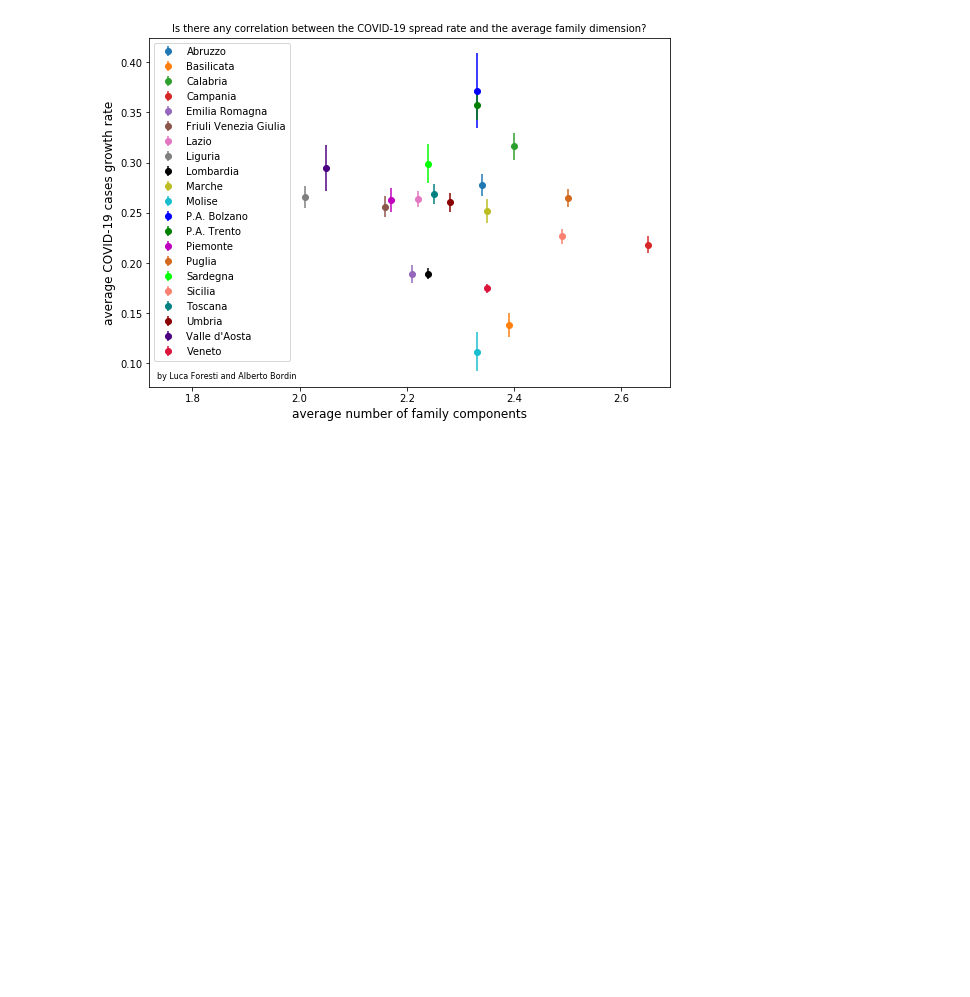
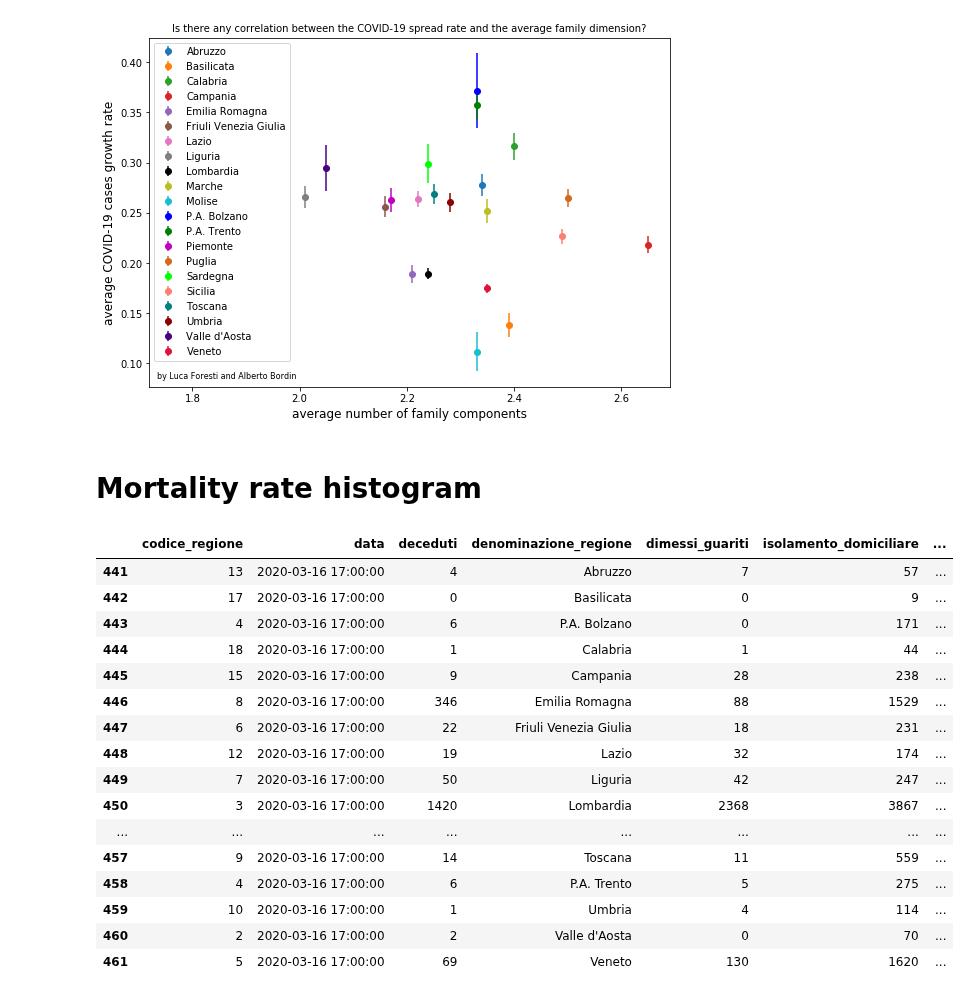
Before and after one commit to albortros/COVID-19, a Jupyter notebook: model-DummyExp/DummyExp-ItalianRegions.ipynb, the cells around one changed output. Cells and saved outputs as stored; diff of their text form; code cells hidden in the pictures; blank space fills up the shorter version.

```diff
--- a/model-DummyExp/DummyExp-ItalianRegions.ipynb
+++ b/model-DummyExp/DummyExp-ItalianRegions.ipynb
@@ -166,3 +166,25 @@ ax.text(1.735, 0.085, r'by Luca Foresti and Alberto Bordin', fontsize=8)
 fig.savefig('plot/correlation_rate-families.png', dpi = 300)
 # %% [output]
 [figure]
+# %% [markdown]
+# Mortality rate histogram
+# %%
+df_regions_today.head(21)
+# %% [output]
+|  | codice_regione | data | deceduti | denominazione_regione | dimessi_guariti | isolamento_domiciliare | ... |
+| 441 | 13 | 2020-03-16 17:00:00 | 4 | Abruzzo | 7 | 57 | ... |
+| 442 | 17 | 2020-03-16 17:00:00 | 0 | Basilicata | 0 | 9 | ... |
+| 443 | 4 | 2020-03-16 17:00:00 | 6 | P.A. Bolzano | 0 | 171 | ... |
+| 444 | 18 | 2020-03-16 17:00:00 | 1 | Calabria | 1 | 44 | ... |
+| 445 | 15 | 2020-03-16 17:00:00 | 9 | Campania | 28 | 238 | ... |
+| 446 | 8 | 2020-03-16 17:00:00 | 346 | Emilia Romagna | 88 | 1529 | ... |
+| 447 | 6 | 2020-03-16 17:00:00 | 22 | Friuli Venezia Giulia | 18 | 231 | ... |
+| 448 | 12 | 2020-03-16 17:00:00 | 19 | Lazio | 32 | 174 | ... |
+| 449 | 7 | 2020-03-16 17:00:00 | 50 | Liguria | 42 | 247 | ... |
+| 450 | 3 | 2020-03-16 17:00:00 | 1420 | Lombardia | 2368 | 3867 | ... |
+| ... | ... | ... | ... | ... | ... | ... | ... |
+| 457 | 9 | 2020-03-16 17:00:00 | 14 | Toscana | 11 | 559 | ... |
+| 458 | 4 | 2020-03-16 17:00:00 | 6 | P.A. Trento | 5 | 275 | ... |
+| 459 | 10 | 2020-03-16 17:00:00 | 1 | Umbria | 4 | 114 | ... |
+| 460 | 2 | 2020-03-16 17:00:00 | 2 | Valle d'Aosta | 0 | 70 | ... |
+| 461 | 5 | 2020-03-16 17:00:00 | 69 | Veneto | 130 | 1620 | ... |
```
Also changed, not shown: parts of 5 cells of this notebook, 2 other files.
